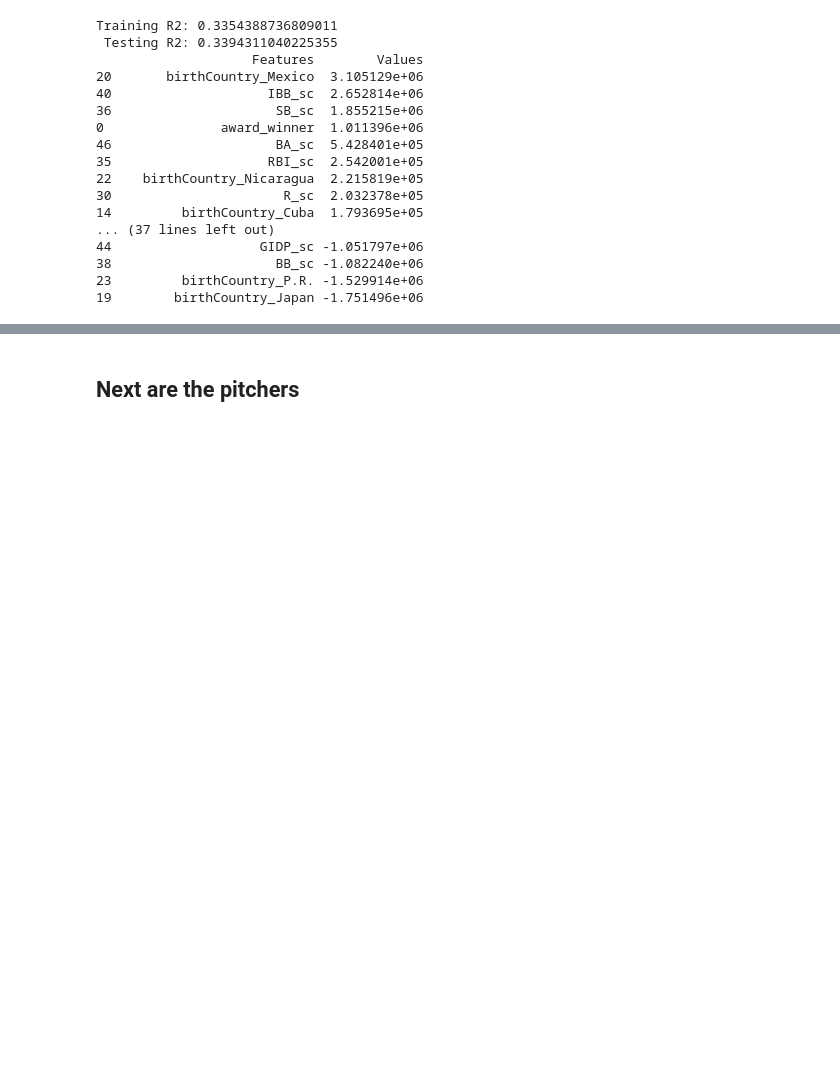
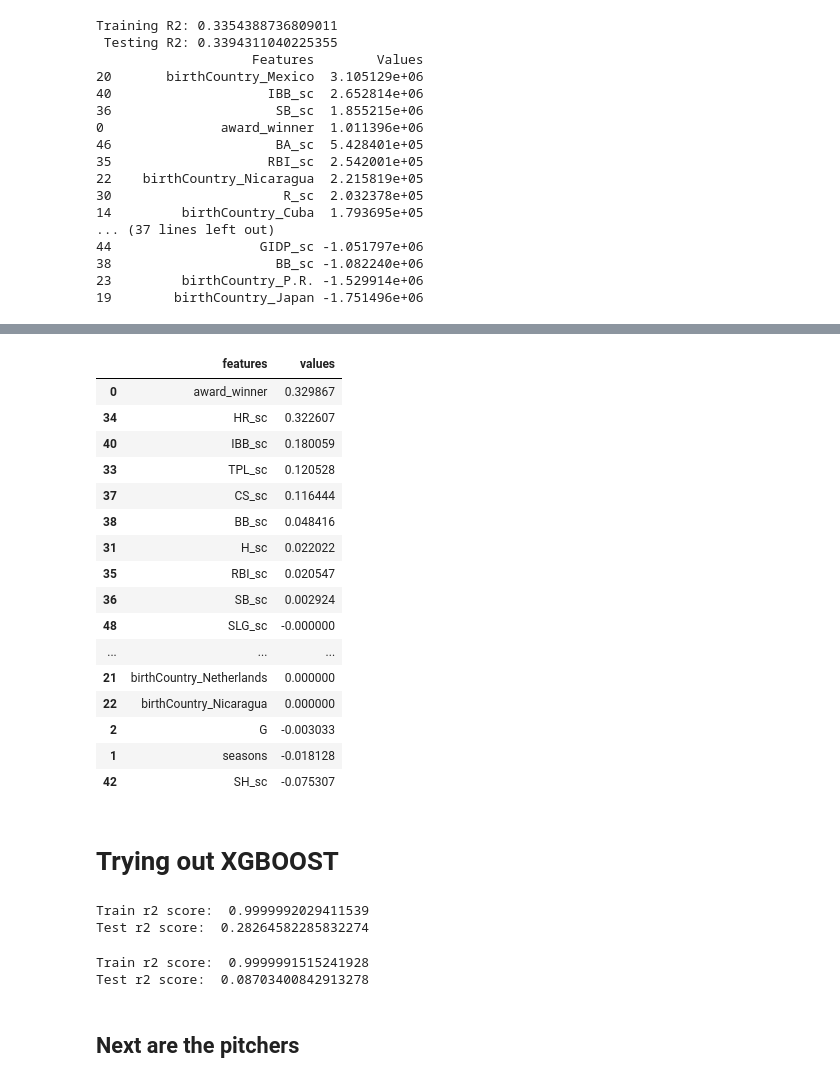
Before and after one commit to ptorres001/MLB_Salary_prediction, a Jupyter notebook: 03_modeling.ipynb, the cells around one changed output, grey strips where cells are left out. Cells and saved outputs as stored; diff of their text form; code cells hidden in the pictures; blank space fills up the shorter version.

Commit message:
XGBoost attempt

```diff
--- a/03_modeling.ipynb
+++ b/03_modeling.ipynb
@@ -544,0 +539,9 @@ Test R^2: 0.4181284132957843
+# %%
+lassoCV_model = LassoCV(cv=5, random_state=42, verbose=1, n_jobs = -1)
+lassoCV_model.fit(X_train_bat, y_train_bat)
+trainr2 = lassoCV_model.score(X_train_bat, y_train_bat)
+testr2 = lassoCV_model.score(X_test_bat, y_test_bat)
+
+lassoCV_pred = lassoCV_model.predict(X_test_bat)
+print('R2 of Train LassoCV: ', trainr2)
+print('R2 of Test LassoCV: ', testr2)
@@ -545,3 +554,51 @@ Test R^2: 0.4181284132957843
+# %%
+coef_df = pd.DataFrame()
+coef_df['features'] = X_train_bat.columns
+coef_df['values'] = lassoCV_model.coef_
+model_coef = coef_df.sort_values(by='values', ascending= False)
+model_coef
+# %% [output]
+|  | features | values |
+| 0 | award_winner | 0.329867 |
+| 34 | HR_sc | 0.322607 |
+| 40 | IBB_sc | 0.180059 |
+| 33 | TPL_sc | 0.120528 |
+| 37 | CS_sc | 0.116444 |
+| 38 | BB_sc | 0.048416 |
+| 31 | H_sc | 0.022022 |
+| 35 | RBI_sc | 0.020547 |
+| 36 | SB_sc | 0.002924 |
+| 48 | SLG_sc | -0.000000 |
+| ... | ... | ... |
+| 21 | birthCountry_Netherlands | 0.000000 |
+| 22 | birthCountry_Nicaragua | 0.000000 |
+| 2 | G | -0.003033 |
+| 1 | seasons | -0.018128 |
+| 42 | SH_sc | -0.075307 |
+# %% [markdown]
+# Trying out XGBOOST
+# %%
+xgb_model1 = xgb.XGBRegressor()
+xgb_model1.fit(X_train_bat, y_train_bat)
+y_train_pred1 = xgb_model1.predict(X_train_bat)
+y_pred1 = xgb_model1.predict(X_test_bat)
+
+print('Train r2 score: ', r2_score(y_train_pred1, y_train_bat))
+print('Test r2 score: ', r2_score(y_test_bat, y_pred1))
+# %% [output]
+Train r2 score:  0.9999992029411539
+Test r2 score:  0.28264582285832274
+# %%
+xgb_model1 = xgb.XGBRegressor()
+xgb_model1.fit(xgb_xtrain, xgb_ytrain)
+y_train_pred1 = xgb_model1.predict(xgb_xtrain)
+y_pred1 = xgb_model1.predict(xgb_xtest)
+
+print('Train r2 score: ', r2_score(y_train_pred1, xgb_ytrain))
+print('Test r2 score: ', r2_score(xgb_ytest, y_pred1))
+# %% [output]
+Train r2 score:  0.9999991515241928
+Test r2 score:  0.08703400842913278
 # %% [markdown]
 ## Next are the pitchers
 # %%
```
Also changed, not shown: parts of 36 cells of this notebook.
